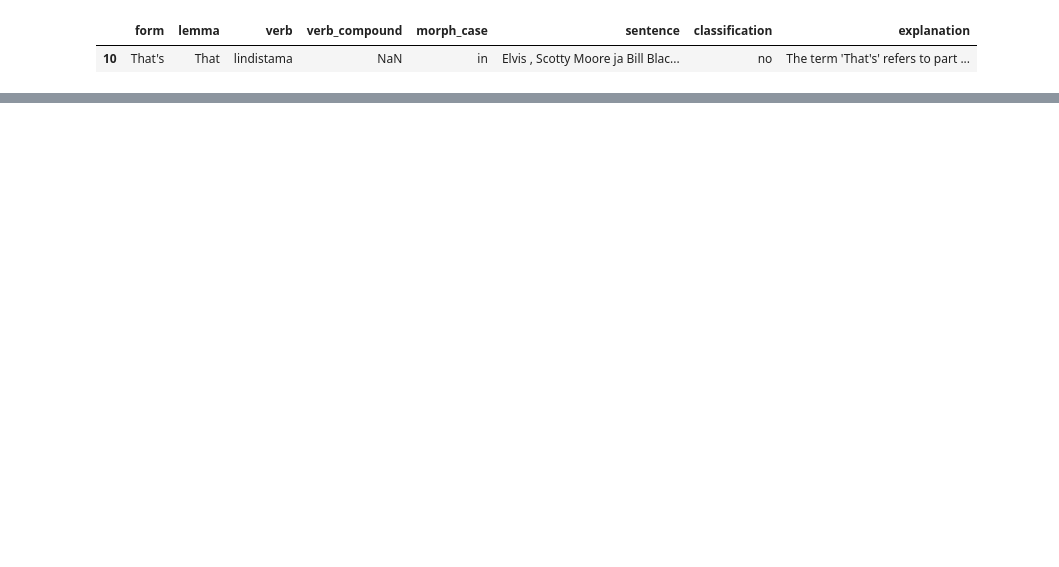
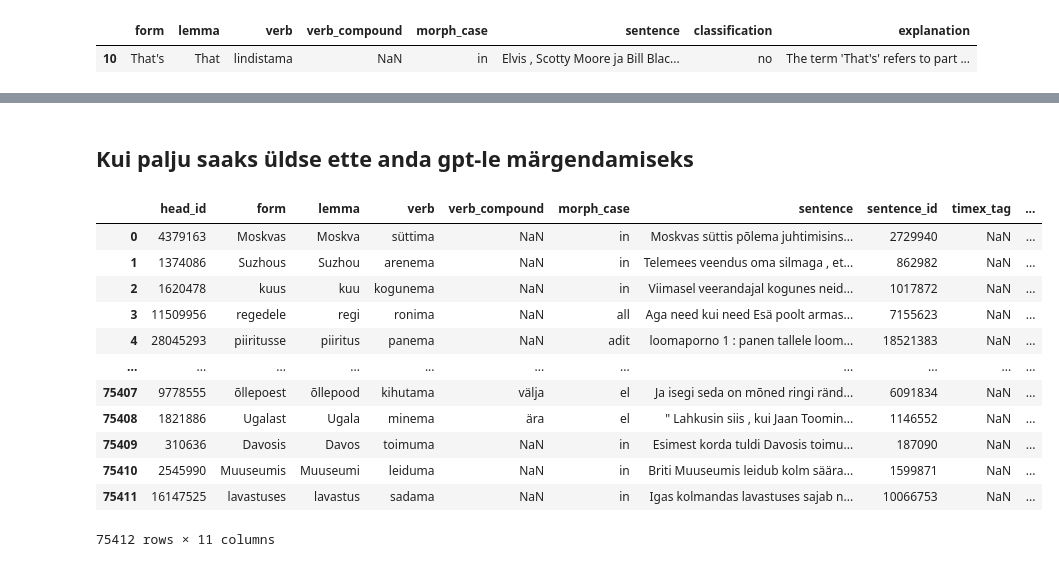
Before and after one commit to estnltk/syntax_experiments, a Jupyter notebook: physical_location_labelling/physical_location_by_context/v04_verb-case_pattern/code/subset_analysis/09_v04_data_extraction_4_gpt_v3_n80_analysis.ipynb, the cells around one changed output, grey strips where cells are left out. Cells and saved outputs as stored; diff of their text form; code cells hidden in the pictures; blank space fills up the shorter version.

```diff
--- a/physical_location_labelling/physical_location_by_context/v04_verb-case_pattern/code/subset_analysis/09_v04_data_extraction_4_gpt_v3_n80_analysis.ipynb
+++ b/physical_location_labelling/physical_location_by_context/v04_verb-case_pattern/code/subset_analysis/09_v04_data_extraction_4_gpt_v3_n80_analysis.ipynb
@@ -347,0 +475,20 @@ df[idx1 & (df["form"].str.contains("sfäär"))]
+# %% [markdown]
+## Kui palju saaks üldse ette anda gpt-le märgendamiseks
+# %%
+df4 = pd.read_csv("n80_examples_large_v2.csv", encoding="utf-8", sep="|")
+# %%
+df4
+# %% [output]
+|  | head_id | form | lemma | verb | verb_compound | morph_case | sentence | sentence_id | timex_tag | ... |
+| 0 | 4379163 | Moskvas | Moskva | süttima | NaN | in | Moskvas süttis põlema juhtimisins... | 2729940 | NaN | ... |
+| 1 | 1374086 | Suzhous | Suzhou | arenema | NaN | in | Telemees veendus oma silmaga , et... | 862982 | NaN | ... |
+| 2 | 1620478 | kuus | kuu | kogunema | NaN | in | Viimasel veerandajal kogunes neid... | 1017872 | NaN | ... |
+| 3 | 11509956 | regedele | regi | ronima | NaN | all | Aga need kui need Esä poolt armas... | 7155623 | NaN | ... |
+| 4 | 28045293 | piiritusse | piiritus | panema | NaN | adit | loomaporno 1 : panen tallele loom... | 18521383 | NaN | ... |
+| ... | ... | ... | ... | ... | ... | ... | ... | ... | ... | ... |
+| 75407 | 9778555 | õllepoest | õllepood | kihutama | välja | el | Ja isegi seda on mõned ringi ränd... | 6091834 | NaN | ... |
+| 75408 | 1821886 | Ugalast | Ugala | minema | ära | el | " Lahkusin siis , kui Jaan Toomin... | 1146552 | NaN | ... |
+| 75409 | 310636 | Davosis | Davos | toimuma | NaN | in | Esimest korda tuldi Davosis toimu... | 187090 | NaN | ... |
+| 75410 | 2545990 | Muuseumis | Muuseumi | leiduma | NaN | in | Briti Muuseumis leidub kolm säära... | 1599871 | NaN | ... |
+| 75411 | 16147525 | lavastuses | lavastus | sadama | NaN | in | Igas kolmandas lavastuses sajab n... | 10066753 | NaN | ... |
+75412 rows × 11 columns
```
Also changed, not shown: parts of 19 cells of this notebook, 3 other files.
